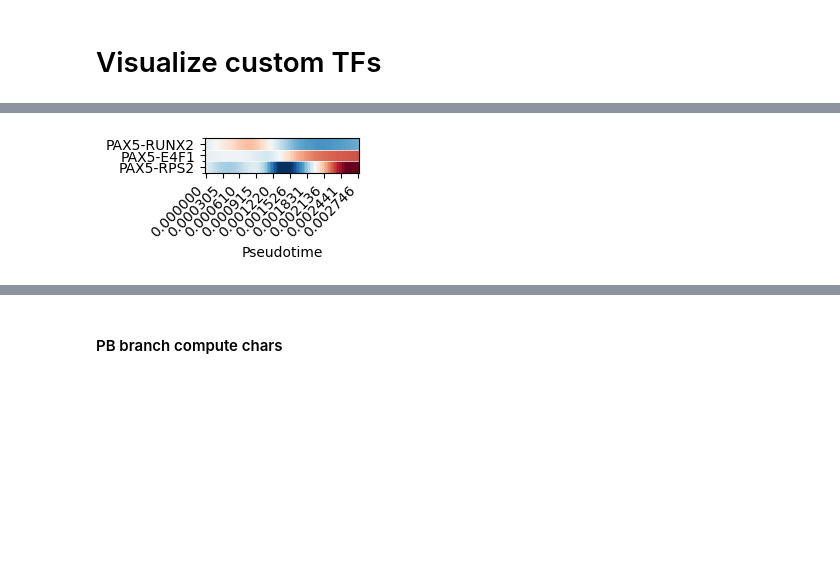
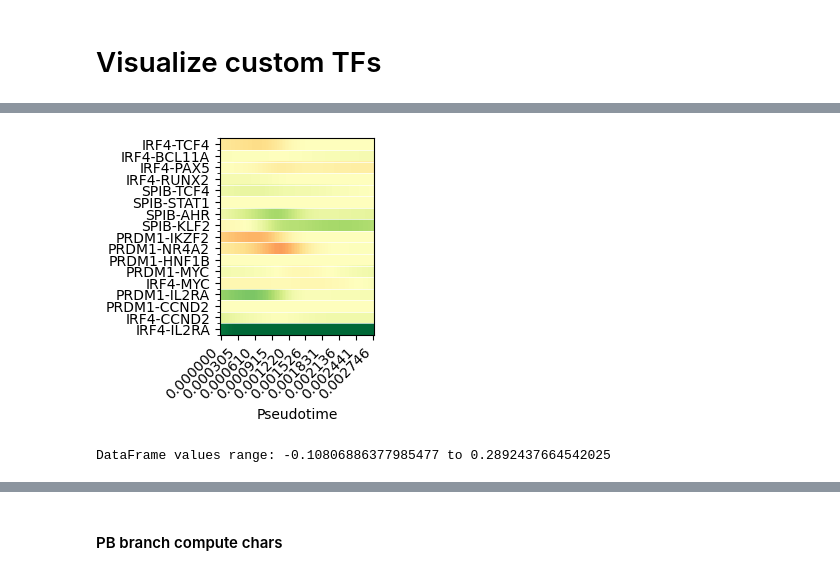
Before and after one commit to sachha-naksha/B_Cell_States, a Jupyter notebook: multiome_dynamic_regulation/py_scripts/analysis/latent_factor_dynamics.ipynb, the cells around one changed output, grey strips where cells are left out. Cells and saved outputs as stored; diff of their text form; code cells hidden in the pictures; blank space fills up the shorter version.

```diff
--- a/multiome_dynamic_regulation/py_scripts/analysis/latent_factor_dynamics.ipynb
+++ b/multiome_dynamic_regulation/py_scripts/analysis/latent_factor_dynamics.ipynb
@@ -66,3 +67,5 @@ custom_pairs = [('REL','IRF4'),('NRF1','PAX5'),('NRF1','RUNX2')]
+# %%
+custom_tf_links = [('IRF4','TCF4'),('IRF4','BCL11A'),('IRF4','PAX5'),('IRF4','RUNX2'),('SPIB','TCF4'),('SPIB','STAT1'),('SPIB','AHR'),('SPIB','KLF2'),('PRDM1','IKZF2'),('PRDM1','NR4A2'),('PRDM1','HNF1B'),('PRDM1','MYC'),('IRF4','MYC'),('PRDM1','IL2RA'),('PRDM1','CCND2'),('IRF4','CCND2'),('IRF4','IL2RA')]
 # %%
 # cell-cycle related maximally different between windows tf-target pairs
 cell_cycle_pairs =[('E2F7','IRF3'),('E2F7','CXXC1'),('E2F1','E2F7'),('E2F1','EGR3'),('E2F5', 'NSFL1C')]
@@ -82,13 +312,22 @@ fig, ax, cmap = fig_regulation_heatmap(
 # %%
 # plot the heatmap of the cell-cycle pairs
-fig, ax, cmap = fig_regulation_heatmap(
+fig, ax, dnet = fig_regulation_heatmap(
     network=dictys_dynamic_object,
     start=0,
     stop=3,
-    regulations=[('PAX5','RUNX2'),('PAX5','E4F1'),('PAX5','RPS2')],
+    regulations=custom_tf_links,
     num=100,
     dist=0.0005,
-    cmap='RdBu' #red is positive, blue is negative
+    cmap='RdYlGn' #red is low, green is high
 )
 # %% [output]
-[figure, old version]
+[figure, new version]
+# %%
+# Convert dnet to DataFrame with row labels
+df = pd.DataFrame(dnet,
+                 index=["-".join(x) for x in custom_lf_pairs])
+print("DataFrame values range:", df.values.min(), "to", df.values.max())
+# Calculate max absolute value for symmetric color scaling
+vmax_val = float(df.abs().values.max())  # Get max from numpy array values
+# %% [output]
+DataFrame values range: -0.10806886377985477 to 0.2892437664542025
```
Also changed, not shown: parts of 19 cells of this notebook, 1 other file.
